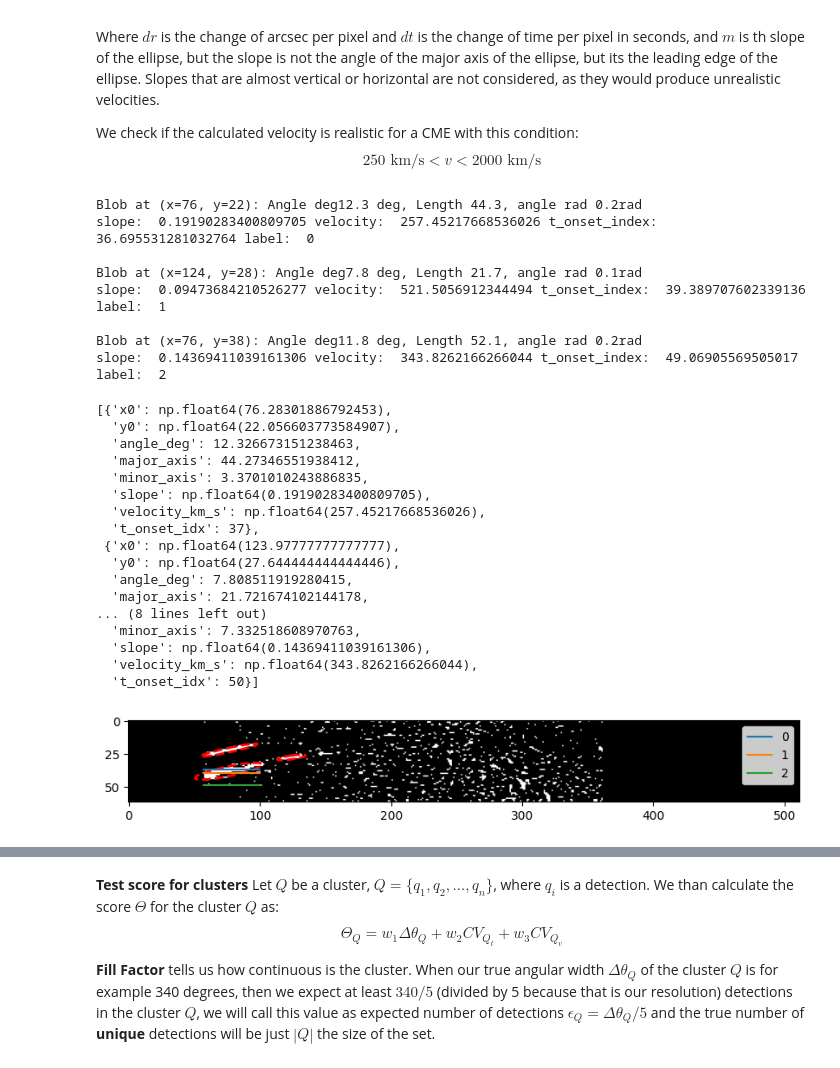
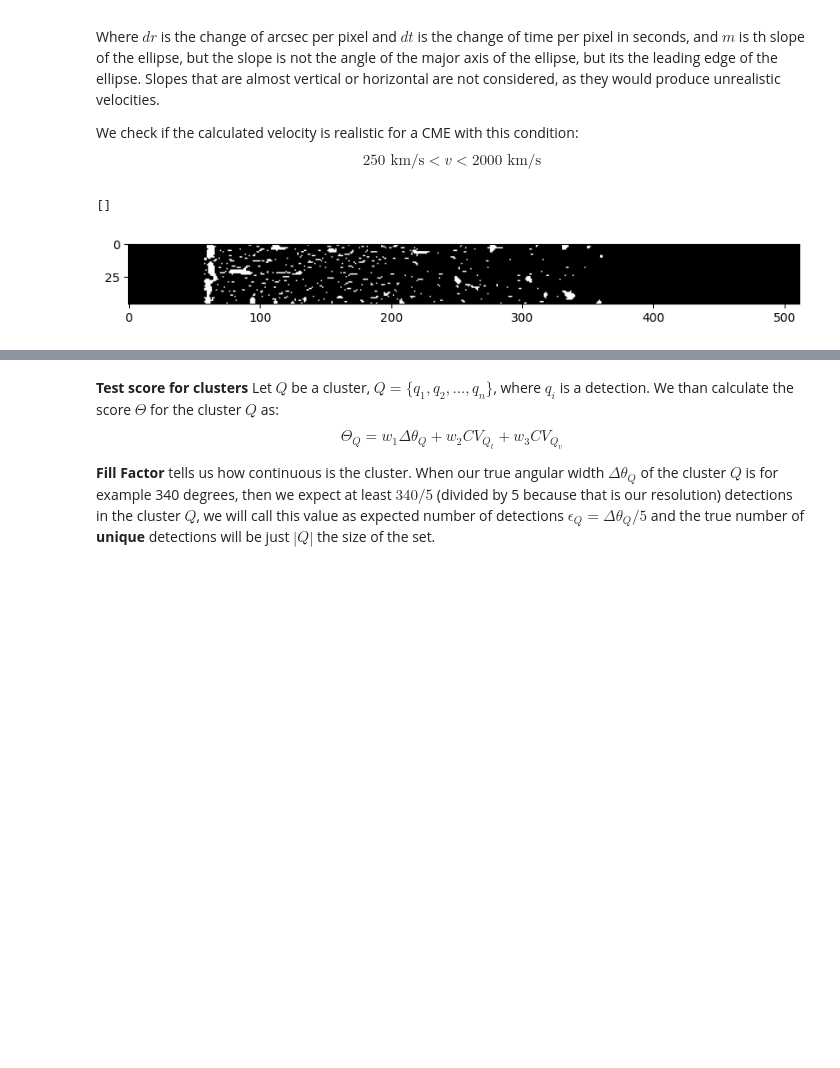
Before and after one commit to SightMan3/CME_DETECTION_GRU, a Jupyter notebook: GRU.ipynb, the cells around one changed output, grey strips where cells are left out. Saved outputs shown, nothing was run; the diff lists cells and outputs as text; code cells hidden in the pictures; blank space fills up the shorter version.

```diff
--- a/GRU.ipynb
+++ b/GRU.ipynb
@@ -765,7 +803,7 @@ $$
 # %%
 mask = (r_arcsec < 4.7*rsun_pixels*arcsec_per_pixel
        ) | (r_arcsec > 512*arcsec_per_pixel
-       ) | ((theta_arcsec < (3/4)*np.pi) & (theta_arcsec > (3/4 - 7/100)*np.pi))
+       ) | ((theta_arcsec < best_pylon_angle*np.pi) & (theta_arcsec > (best_pylon_angle - 7/100)*np.pi))
 
 image_data_masked = image_data.copy().astype(np.float32)
 image_data_masked[mask] = np.nan
@@ -777,5 +815,5 @@ plt.imshow(image_data_masked)
 # %%
-def prepare_image(image):
+def prepare_image(image, phi):
     height, width = image_data.shape
 
     y_indices, x_indices = np.indices((height, width))
@@ -794,7 +832,7 @@ def prepare_image(image):
     theta_arcsec = np.arctan2(y_arcsec, x_arcsec)
     mask = (r_arcsec < 4.7*rsun_pixels*arcsec_per_pixel
        ) | (r_arcsec > 512*arcsec_per_pixel
-       ) | ((theta_arcsec < (3/4)*np.pi) & (theta_arcsec > (3/4 - 7/100)*np.pi))
+       ) | ((theta_arcsec < phi*np.pi) & (theta_arcsec > (phi - 7/100)*np.pi))
 
     image_data_masked = image.copy().astype(np.float32)
     image_data_masked[mask] = np.nan
@@ -806,7 +844,7 @@ prepared_r_arcsecs = []
 prepared_theta_arcsecs = []
 
 for image in images:
-    im, r, t = prepare_image(image)
+    im, r, t = prepare_image(image, best_pylon_angle)
     prepared_images.append(im)
     prepared_r_arcsecs.append(r)
     prepared_theta_arcsecs.append(t)
@@ -1071,10 +1114,7 @@ def cme_blob_detection(j_map, verbose=True):
         fig, ax = plt.subplots(figsize=(10, 5))
         ax.imshow(binary_j_map, cmap='gray', origin='upper')
 
-
     cme_detection = []
-
-    li = 0
 
     for props in regionprops(label_image):
 
@@ -1090,35 +1130,30 @@ def cme_blob_detection(j_map, verbose=True):
         angle_rad = orientation_rad + (np.pi / 2)
         center_xy = (x0, y0)
 
-
-
         """
-        Try leading edge calculation of slope
+        Start leading edge calculation of slope
         """
         x_coords = props.coords[:, 1]
         y_coords = props.coords[:, 0]
 
         unique_radii = np.unique(x_coords)
-        leading_edge_y_min = []
-        leading_edge_y_max = []
-        leading_edge_x = []
 
         min_y_edge = [np.min(y_coords[x_coords == r]) for r in unique_radii]
         max_y_edge = [np.max(y_coords[x_coords == r]) for r in unique_radii]
 
-        # Fit both
         slope_min = np.polyfit(unique_radii, min_y_edge, 1)[0]
         slope_max = np.polyfit(unique_radii, max_y_edge, 1)[0]
 
-        leading_edge_slope = min(abs(slope_min), abs(slope_max))
-
+        slope = min(abs(slope_min), abs(slope_max))
 
         """
         End leading edge slope calculation
         """
 
-        # slope = math.tan(angle_rad)
-        slope = leading_edge_slope
+        track_length_x = np.max(x_coords) - np.min(x_coords)
+
+        if track_length_x < 30:
+            continue
         if slope <= 0.02:
             continue
 
@@ -1152,52 +1187,27 @@ def cme_blob_detection(j_map, verbose=True):
                 'minor_axis': minor_axis,
                 'slope': slope,
                 'velocity_km_s': velocity_km_s,
-                't_onset_idx': math.ceil(t_onset_idx)
+                't_onset_idx': math.floor(t_onset_idx)
             })
 
-        if verbose and slope < 1 and V_MIN_KM_S < velocity_km_s < V_MAX_KM_S:
+        if verbose and slope < 1:
             ax.add_patch(ellipse_patch)
-            ax.plot(np.linspace(57, 100, 100), np.repeat(t_onset_idx, 100), label=li)
+            ax.plot(np.linspace(57, 100, 100), -slope*np.linspace(0, 100, 100) + y0)
 
             print(f"Blob at (x={x0:.0f}, y={y0:.0f}): Angle deg{math.degrees(angle_rad):.1f} deg, Length {major_axis:.1f}, angle rad {angle_rad:.1f}rad")
-            print('slope: ', slope, 'velocity: ', velocity_km_s, 't_onset_index: ', t_onset_idx, 'label: ', li)
+            print('slope: ', slope, 'velocity: ', velocity_km_s, 't_onset_index: ', t_onset_idx)
+            print("Intercept from Theil-Sen: ", intercept)
+            print("-"*50)
             print()
 
-            li+=1
-
-        plt.legend()
 
     return cme_detection
 # %%
-j_map = create_jmap(running_difference,140)
+j_map = create_jmap(running_difference,300)
 cme_blob_detection(j_map)
 # %% [output]
-Blob at (x=76, y=22): Angle deg12.3 deg, Length 44.3, angle rad 0.2rad
-slope:  0.19190283400809705 velocity:  257.45217668536026 t_onset_index:  36.695531281032764 label:  0
-
-Blob at (x=124, y=28): Angle deg7.8 deg, Length 21.7, angle rad 0.1rad
-slope:  0.09473684210526277 velocity:  521.5056912344494 t_onset_index:  39.389707602339136 label:  1
-
-Blob at (x=76, y=38): Angle deg11.8 deg, Length 52.1, angle rad 0.2rad
-slope:  0.14369411039161306 velocity:  343.8262166266044 t_onset_index:  49.06905569505017 label:  2
+[]
-[{'x0': np.float64(76.28301886792453),
-  'y0': np.float64(22.056603773584907),
-  'angle_deg': 12.326673151238463,
-  'major_axis': 44.27346551938412,
-  'minor_axis': 3.3701010243886835,
-  'slope': np.float64(0.19190283400809705),
-  'velocity_km_s': np.float64(257.45217668536026),
-  't_onset_idx': 37},
- {'x0': np.float64(123.97777777777777),
-  'y0': np.float64(27.644444444444446),
-  'angle_deg': 7.808511919280415,
-  'major_axis': 21.721674102144178,
-... (8 lines left out)
-  'minor_axis': 7.332518608970763,
-  'slope': np.float64(0.14369411039161306),
-  'velocity_km_s': np.float64(343.8262166266044),
-  't_onset_idx': 50}]
-[figure, old version]
+[figure, new version]
 # %%
 def all_angles_detections_blobs(images):
     rows = []
```
Also changed, not shown: parts of 14 cells of this notebook, 4 other files.
